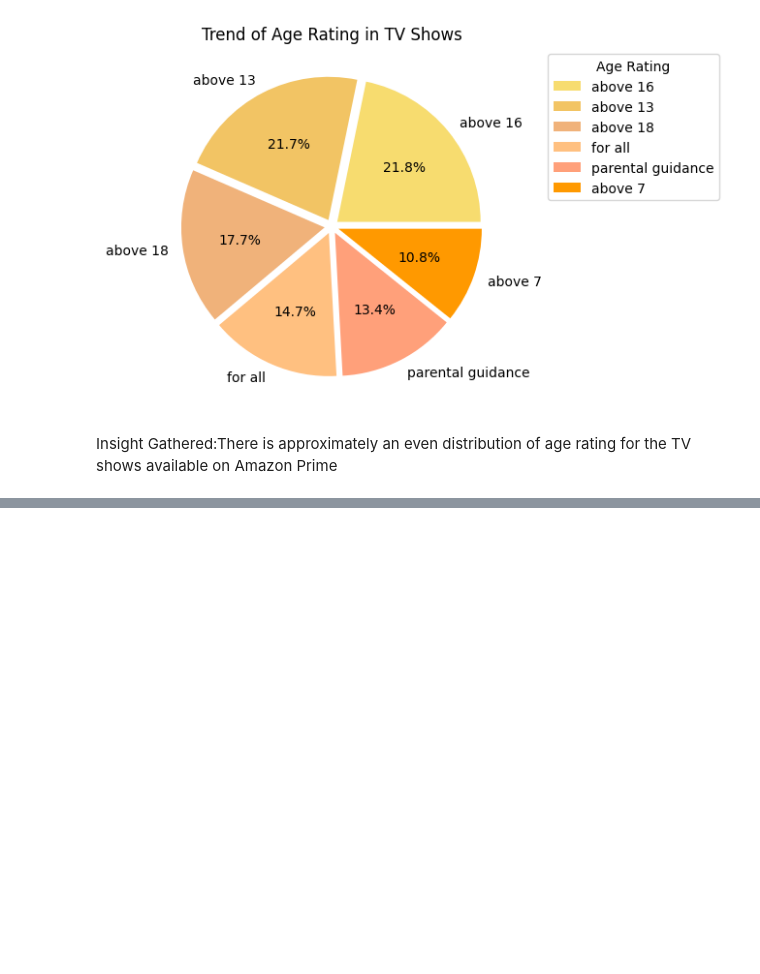
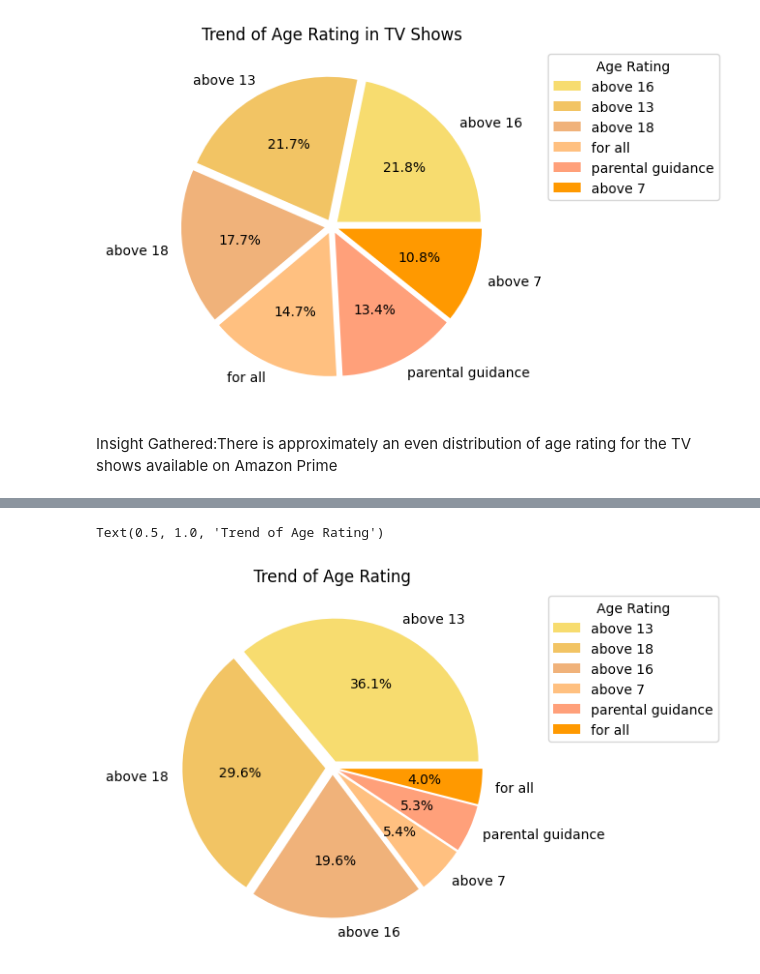
Before and after one commit to AmruhaAhmed/Amazon-Prime-Analysis-using-Python, a Jupyter notebook: AmazonPrime.ipynb, the cells around one changed output, grey strips where cells are left out. Drawn from its saved outputs; the diff is of its cells as text; code cells hidden in the pictures; blank space fills up the shorter version.

```diff
--- a/AmazonPrime.ipynb
+++ b/AmazonPrime.ipynb
@@ -950,0 +963,13 @@ Insight Gathered:There is approximately an even distribution of age rating for t
+# %%
+keys=['above 13','above 18','above 16','above 7','parental guidance','for all']
+data=[2847,2336,1550,424,422,316]
+explode=6*[0.05]
+palette_color = ['#F7DC6F', '#F2C464', '#F0B27A', '#FFC080', '#FFA07A', '#FF9900', '#F5DEB3', '#D2B48C', '#A52A2A', '#964B00']
+plt.pie(data,labels=keys,explode=explode,colors=palette_color,autopct='%1.1f%%')
+legend_labels = keys
+
+plt.legend( legend_labels, loc='upper right', bbox_to_anchor=(1.6, 1), title="Age Rating")
+plt.title("Trend of Age Rating")
+# %% [output]
+Text(0.5, 1.0, 'Trend of Age Rating')
+[figure, added]
```
Also changed, not shown: parts of 12 cells of this notebook.
